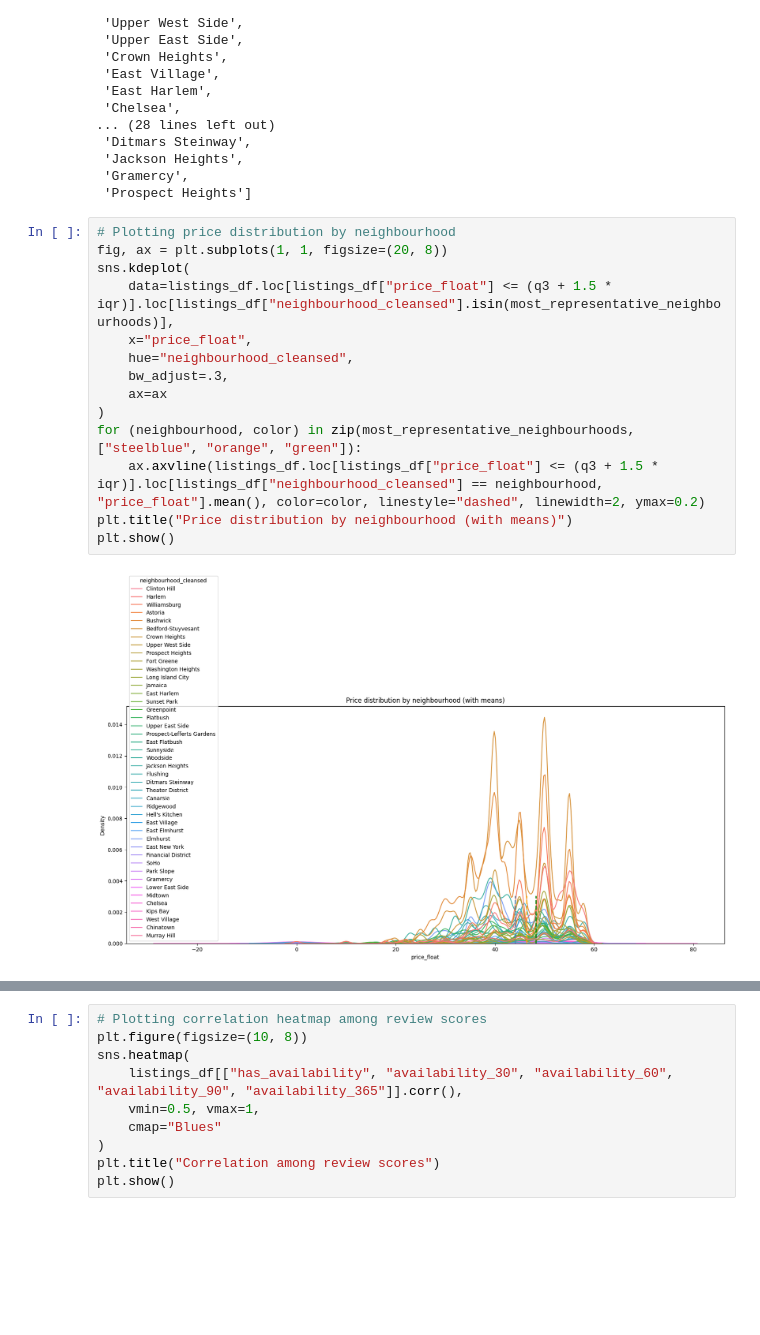
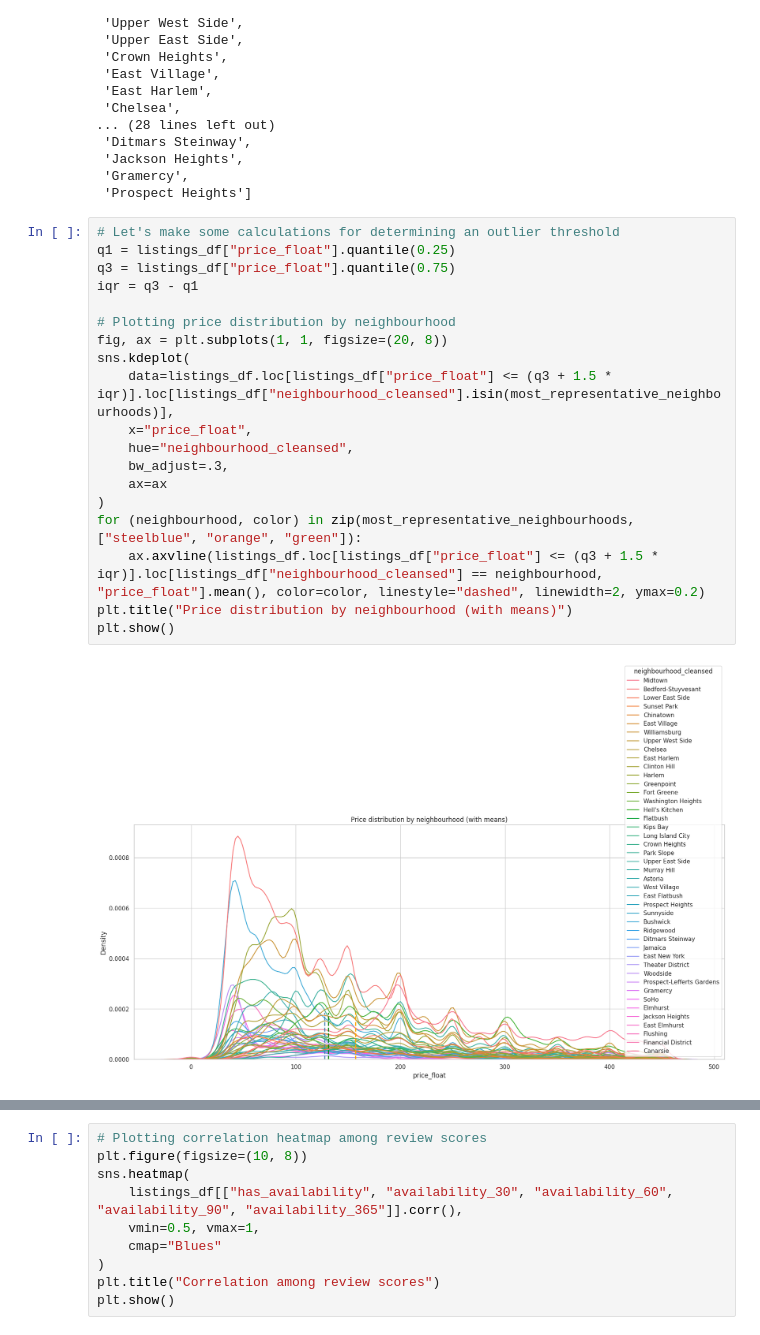
Before and after one commit to ingoscargiraldor/CDA, a Jupyter notebook: airbnb/eda.ipynb, the cells around one changed output, grey strips where cells are left out. Cells and saved outputs as stored; diff of their text form; blank space fills up the shorter version.

```diff
--- a/airbnb/eda.ipynb
+++ b/airbnb/eda.ipynb
@@ -530,21 +529,26 @@ most_representative_neighbourhoods
  'Gramercy',
  'Prospect Heights']
 # %%
+# Let's make some calculations for determining an outlier threshold
+q1 = listings_df["price_float"].quantile(0.25)
+q3 = listings_df["price_float"].quantile(0.75)
+iqr = q3 - q1
+
 # Plotting price distribution by neighbourhood
 fig, ax = plt.subplots(1, 1, figsize=(20, 8))
 sns.kdeplot(
     data=listings_df.loc[listings_df["price_float"] <= (q3 + 1.5 * iqr)].loc[listings_df["neighbourhood_cleansed"].isin(most_representative_neighbourhoods)],
     x="price_float",
     hue="neighbourhood_cleansed",
     bw_adjust=.3,
     ax=ax
 )
 for (neighbourhood, color) in zip(most_representative_neighbourhoods, ["steelblue", "orange", "green"]):
     ax.axvline(listings_df.loc[listings_df["price_float"] <= (q3 + 1.5 * iqr)].loc[listings_df["neighbourhood_cleansed"] == neighbourhood, "price_float"].mean(), color=color, linestyle="dashed", linewidth=2, ymax=0.2)
 plt.title("Price distribution by neighbourhood (with means)")
 plt.show()
 # %% [output]
-[figure, old version]
+[figure, new version]
 # %%
 # Plotting number of reviews distribution by neighbourhood
 fig, ax = plt.subplots(1, 1, figsize=(20, 8))
```
Also changed, not shown: parts of 18 cells of this notebook.
